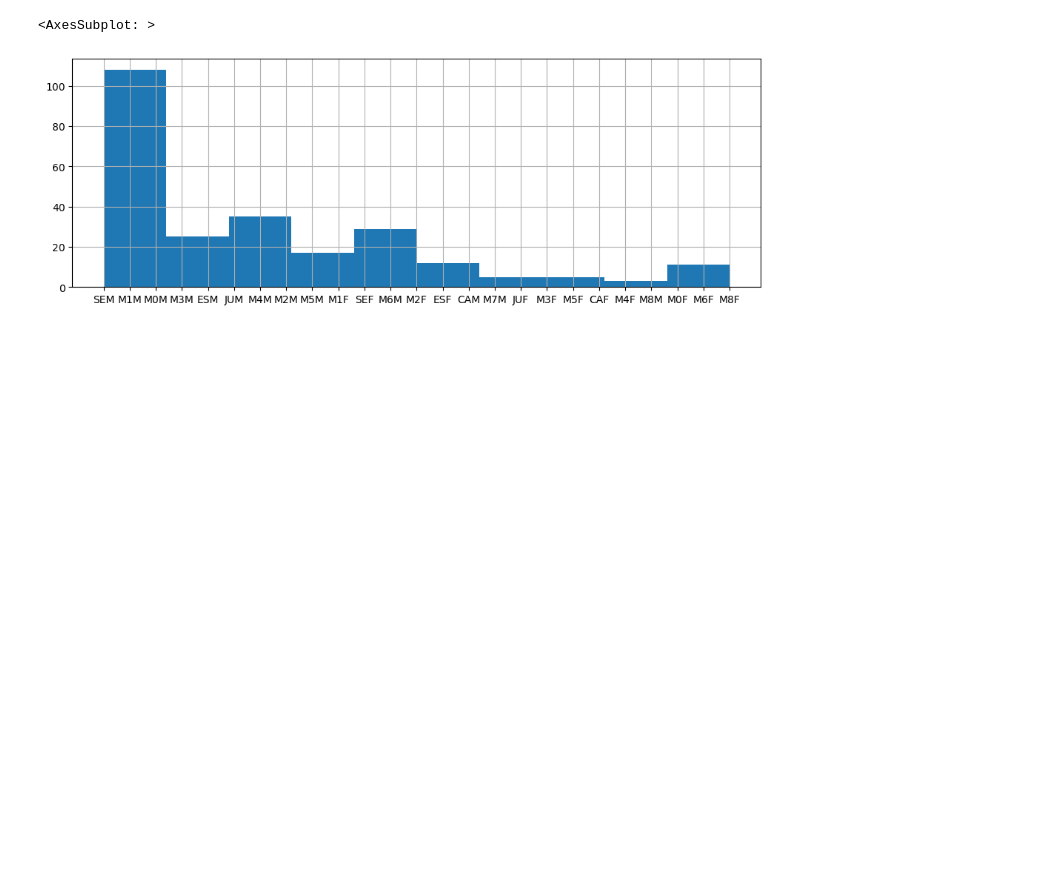
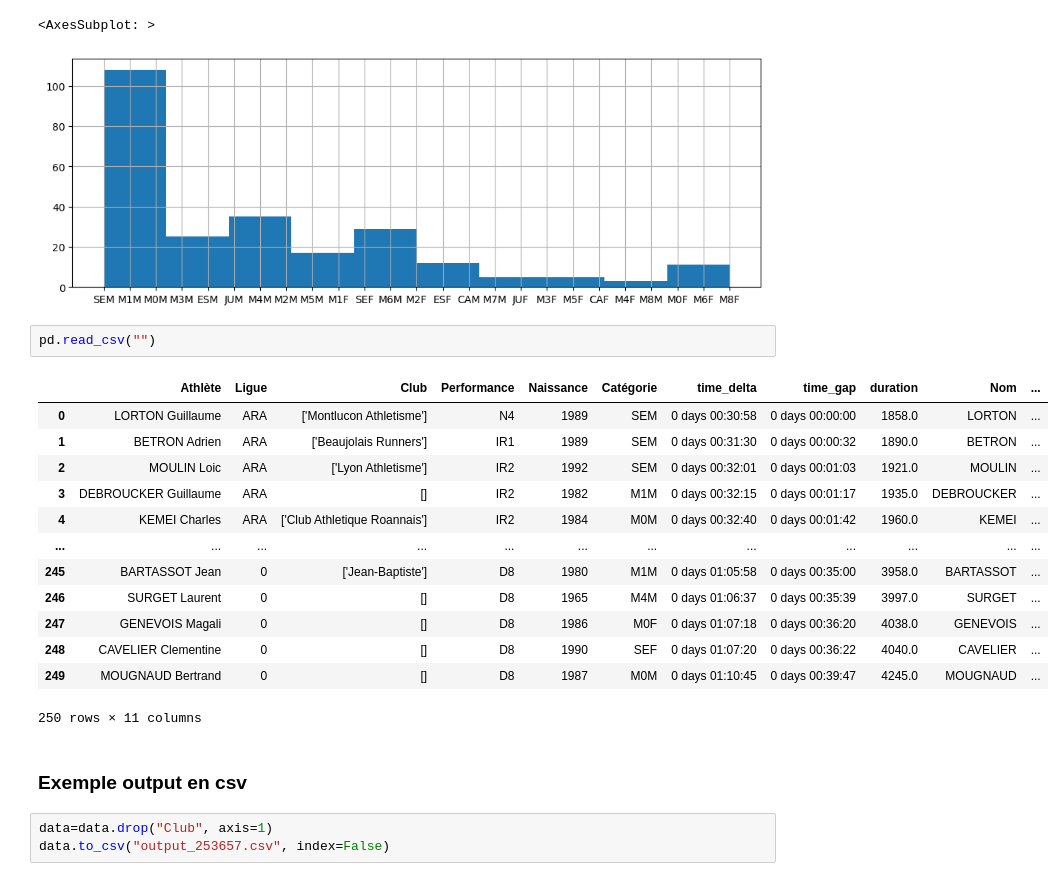
Before and after one commit to Kirscher/ResultAthle, a Jupyter notebook: scraping.ipynb, the cells around one changed output. Saved outputs shown, nothing was run; the diff lists cells and outputs as text; blank space fills up the shorter version.

Commit message:
added output

```diff
--- a/scraping.ipynb
+++ b/scraping.ipynb
@@ -398,3 +418,24 @@ data["Catégorie"].hist(figsize=(12,4))
 # %% [output]
 <AxesSubplot: >
 [figure]
+# %%
+pd.read_csv("")
+# %% [output]
+|  | Athlète | Ligue | Club | Performance | Naissance | Catégorie | time_delta | time_gap | duration | Nom | ... |
+| 0 | LORTON Guillaume | ARA | ['Montlucon Athletisme'] | N4 | 1989 | SEM | 0 days 00:30:58 | 0 days 00:00:00 | 1858.0 | LORTON | ... |
+| 1 | BETRON Adrien | ARA | ['Beaujolais Runners'] | IR1 | 1989 | SEM | 0 days 00:31:30 | 0 days 00:00:32 | 1890.0 | BETRON | ... |
+| 2 | MOULIN Loic | ARA | ['Lyon Athletisme'] | IR2 | 1992 | SEM | 0 days 00:32:01 | 0 days 00:01:03 | 1921.0 | MOULIN | ... |
+| 3 | DEBROUCKER Guillaume | ARA | [] | IR2 | 1982 | M1M | 0 days 00:32:15 | 0 days 00:01:17 | 1935.0 | DEBROUCKER | ... |
+| 4 | KEMEI Charles | ARA | ['Club Athletique Roannais'] | IR2 | 1984 | M0M | 0 days 00:32:40 | 0 days 00:01:42 | 1960.0 | KEMEI | ... |
+| ... | ... | ... | ... | ... | ... | ... | ... | ... | ... | ... | ... |
+| 245 | BARTASSOT Jean | 0 | ['Jean-Baptiste'] | D8 | 1980 | M1M | 0 days 01:05:58 | 0 days 00:35:00 | 3958.0 | BARTASSOT | ... |
+| 246 | SURGET Laurent | 0 | [] | D8 | 1965 | M4M | 0 days 01:06:37 | 0 days 00:35:39 | 3997.0 | SURGET | ... |
+| 247 | GENEVOIS Magali | 0 | [] | D8 | 1986 | M0F | 0 days 01:07:18 | 0 days 00:36:20 | 4038.0 | GENEVOIS | ... |
+| 248 | CAVELIER Clementine | 0 | [] | D8 | 1990 | SEF | 0 days 01:07:20 | 0 days 00:36:22 | 4040.0 | CAVELIER | ... |
+| 249 | MOUGNAUD Bertrand | 0 | [] | D8 | 1987 | M0M | 0 days 01:10:45 | 0 days 00:39:47 | 4245.0 | MOUGNAUD | ... |
+250 rows × 11 columns
+# %% [markdown]
+### Exemple output en csv
+# %%
+data=data.drop("Club", axis=1)
+data.to_csv("output_253657.csv", index=False)
```
Also changed, not shown: parts of 1 cell of this notebook, 1 other file.
